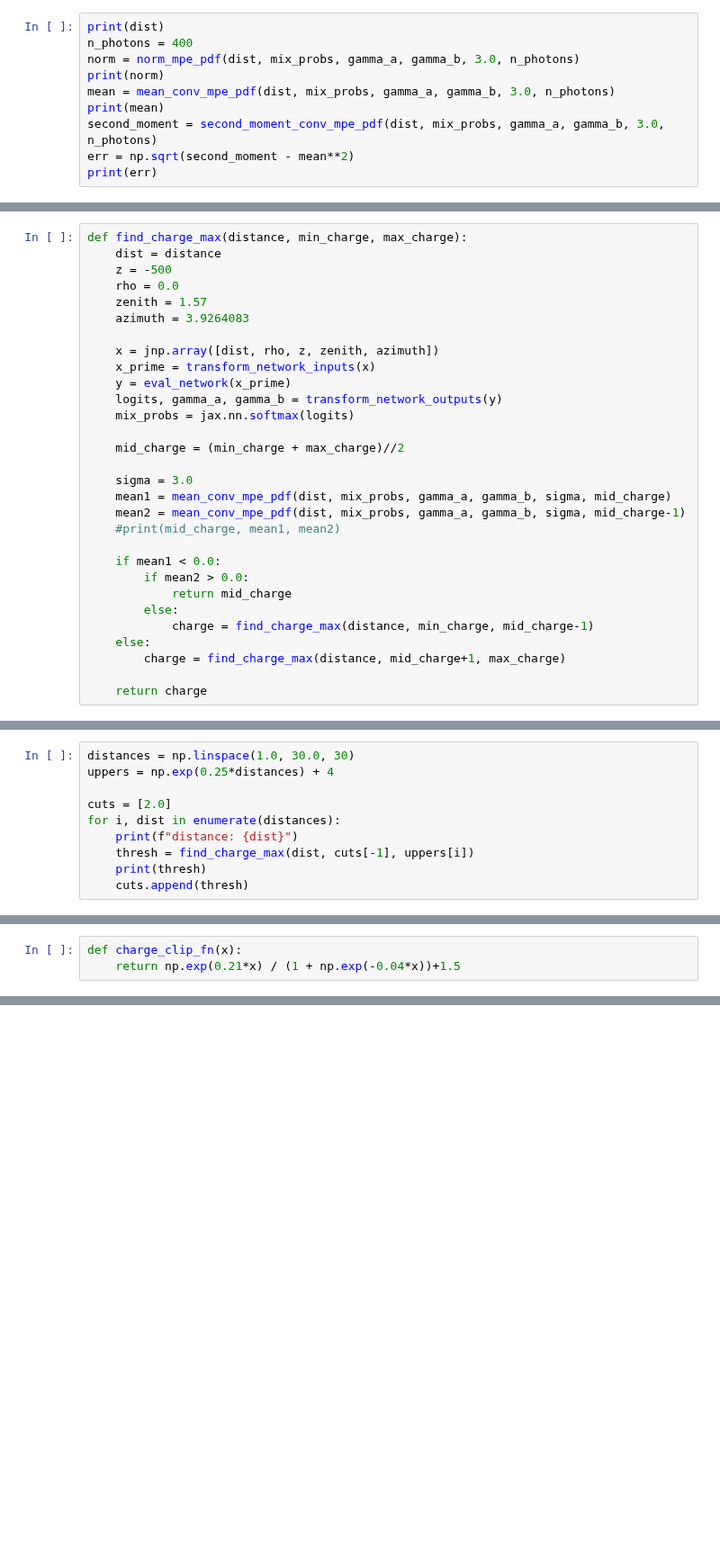
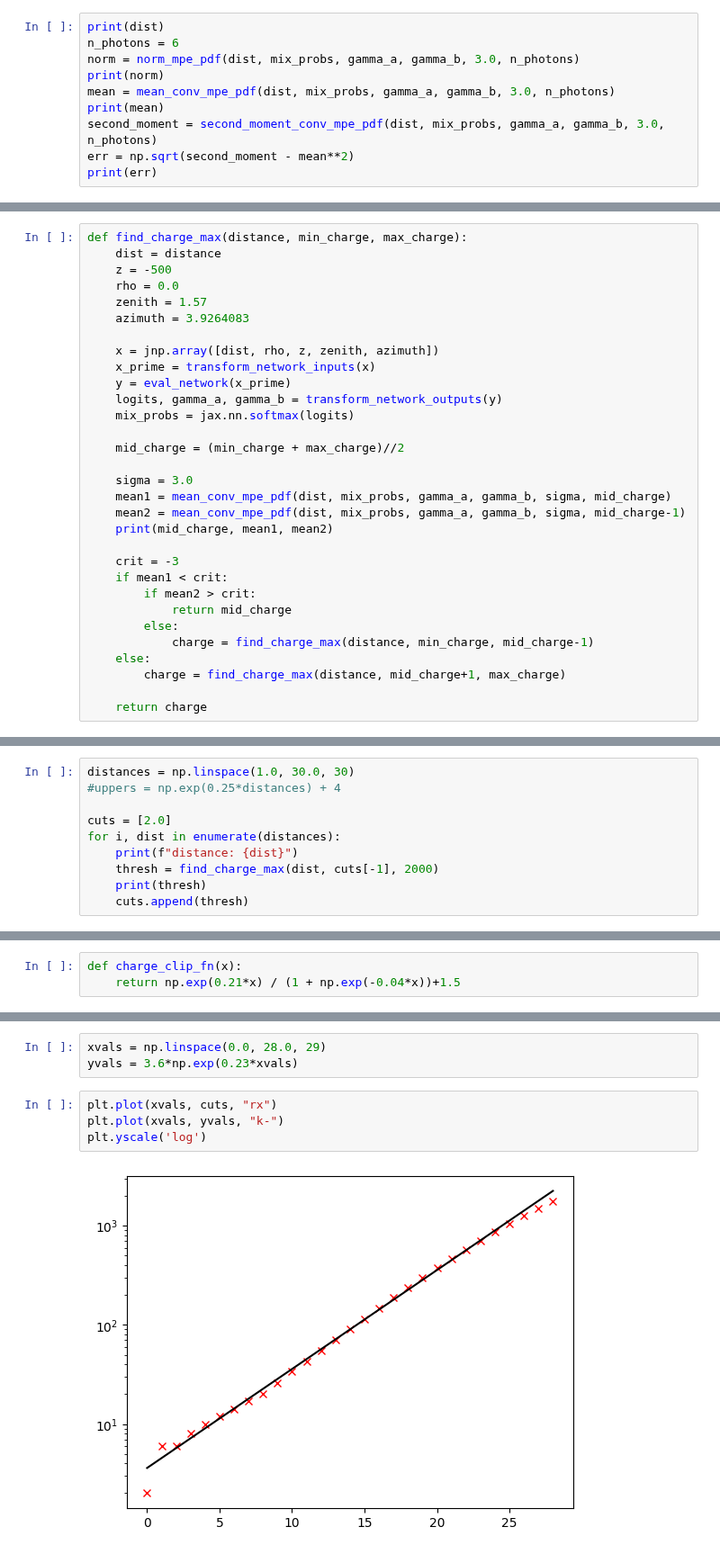
Before and after one commit to rishibbdb/TPN_DeV, a Jupyter notebook: dev/notebooks/a_qtot_threshold.ipynb, the cells around one changed output, grey strips where cells are left out. Shown at 90% size. Saved outputs shown, nothing was run; the diff lists cells and outputs as text; blank space fills up the shorter version.

```diff
--- a/dev/notebooks/a_qtot_threshold.ipynb
+++ b/dev/notebooks/a_qtot_threshold.ipynb
@@ -91,7 +93,7 @@ def second_moment_conv_mpe_pdf(dist, mix_probs, gamma_a, gamma_b, sigma, n_photo
     return quad(f, -15, dist*30, epsabs=1.e-4)[0]
 # %%
 print(dist)
-n_photons = 400
+n_photons = 6
 norm = norm_mpe_pdf(dist, mix_probs, gamma_a, gamma_b, 3.0, n_photons)
 print(norm)
 mean = mean_conv_mpe_pdf(dist, mix_probs, gamma_a, gamma_b, 3.0, n_photons)
@@ -146,10 +155,11 @@ def find_charge_max(distance, min_charge, max_charge):
     sigma = 3.0
     mean1 = mean_conv_mpe_pdf(dist, mix_probs, gamma_a, gamma_b, sigma, mid_charge)
     mean2 = mean_conv_mpe_pdf(dist, mix_probs, gamma_a, gamma_b, sigma, mid_charge-1)
-    #print(mid_charge, mean1, mean2)
+    print(mid_charge, mean1, mean2)
 
-    if mean1 < 0.0:
-        if mean2 > 0.0:
+    crit = -3
+    if mean1 < crit:
+        if mean2 > crit:
             return mid_charge
         else:
             charge = find_charge_max(distance, min_charge, mid_charge-1)
@@ -160,10 +182,10 @@ def find_charge_max(distance, min_charge, max_charge):
 # %%
 distances = np.linspace(1.0, 30.0, 30)
-uppers = np.exp(0.25*distances) + 4
+#uppers = np.exp(0.25*distances) + 4
 
 cuts = [2.0]
 for i, dist in enumerate(distances):
     print(f"distance: {dist}")
-    thresh = find_charge_max(dist, cuts[-1], uppers[i])
+    thresh = find_charge_max(dist, cuts[-1], 2000)
     print(thresh)
     cuts.append(thresh)
@@ -188,0 +247,9 @@ print(charge_clip_fn(1.0))
+# %%
+xvals = np.linspace(0.0, 28.0, 29)
+yvals = 3.6*np.exp(0.23*xvals)
+# %%
+plt.plot(xvals, cuts, "rx")
+plt.plot(xvals, yvals, "k-")
+plt.yscale('log')
+# %% [output]
+[figure, added]
```
Also changed, not shown: parts of 14 cells of this notebook, 1 other file.
